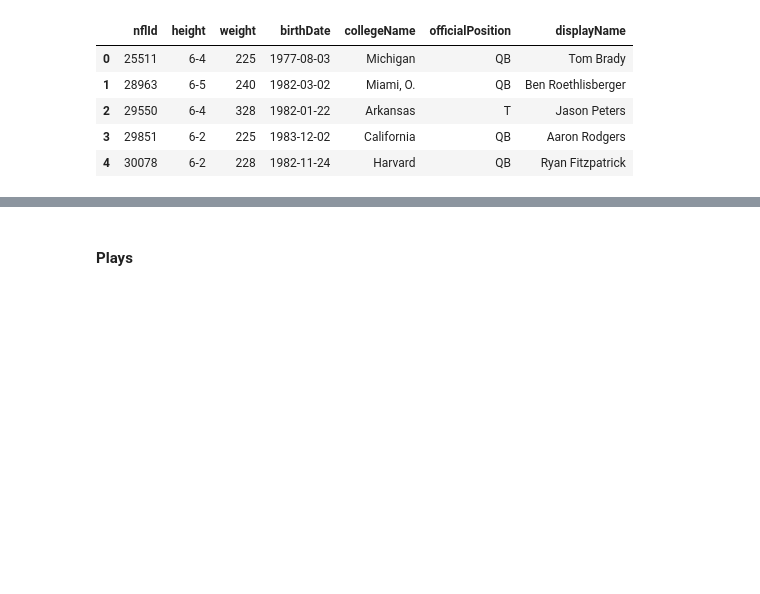
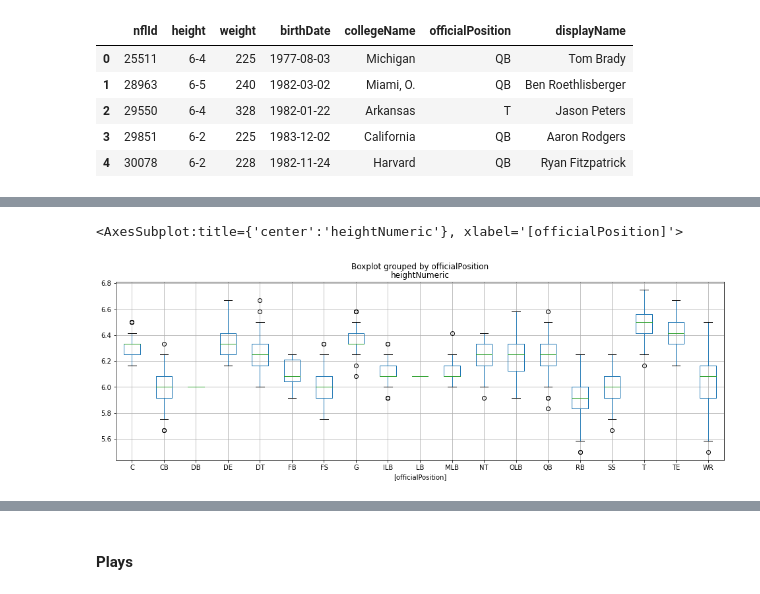
Before and after one commit to DennisKreger/NFL_Performance_Linemen, a Jupyter notebook: initial_data_exploration.ipynb, the cells around one changed output, grey strips where cells are left out. Cells and saved outputs as stored; diff of their text form; code cells hidden in the pictures; blank space fills up the shorter version.

```diff
--- a/initial_data_exploration.ipynb
+++ b/initial_data_exploration.ipynb
@@ -106,3 +150,9 @@ players.head()
 | 2 | 29550 | 6-4 | 328 | 1982-01-22 | Arkansas | T | Jason Peters |
 | 3 | 29851 | 6-2 | 225 | 1983-12-02 | California | QB | Aaron Rodgers |
 | 4 | 30078 | 6-2 | 228 | 1982-11-24 | Harvard | QB | Ryan Fitzpatrick |
+# %%
+players_cleaned = players.copy()
+players_cleaned = players_cleaned.dropna()
+players_cleaned['heightNumeric'] = players_cleaned['height'].apply(lambda x: int(x.split('-')[0]) + int(x.split("-")[1])/12)
+players_cleaned['age'] = players_cleaned['birthDate'].apply(lambda x: 2021 - int(re.findall(r'\d{4}', str(x))[0]))
+players_cleaned
@@ -108,0 +173,6 @@ players.head()
+# %%
+players_cleaned[['officialPosition', 'heightNumeric']] \
+    .boxplot(['heightNumeric'], by=['officialPosition'], figsize=(16,5))
+# %% [output]
+<AxesSubplot:title={'center':'heightNumeric'}, xlabel='[officialPosition]'>
+[figure, added]
```
Also changed, not shown: parts of 10 cells of this notebook.
